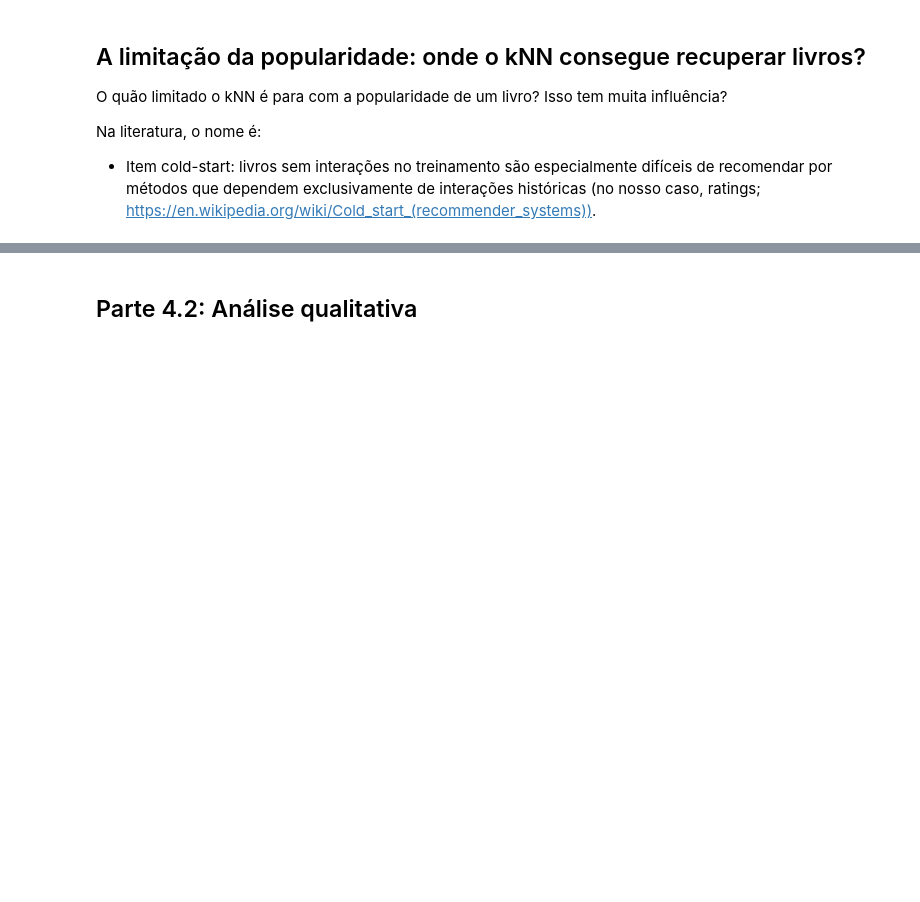
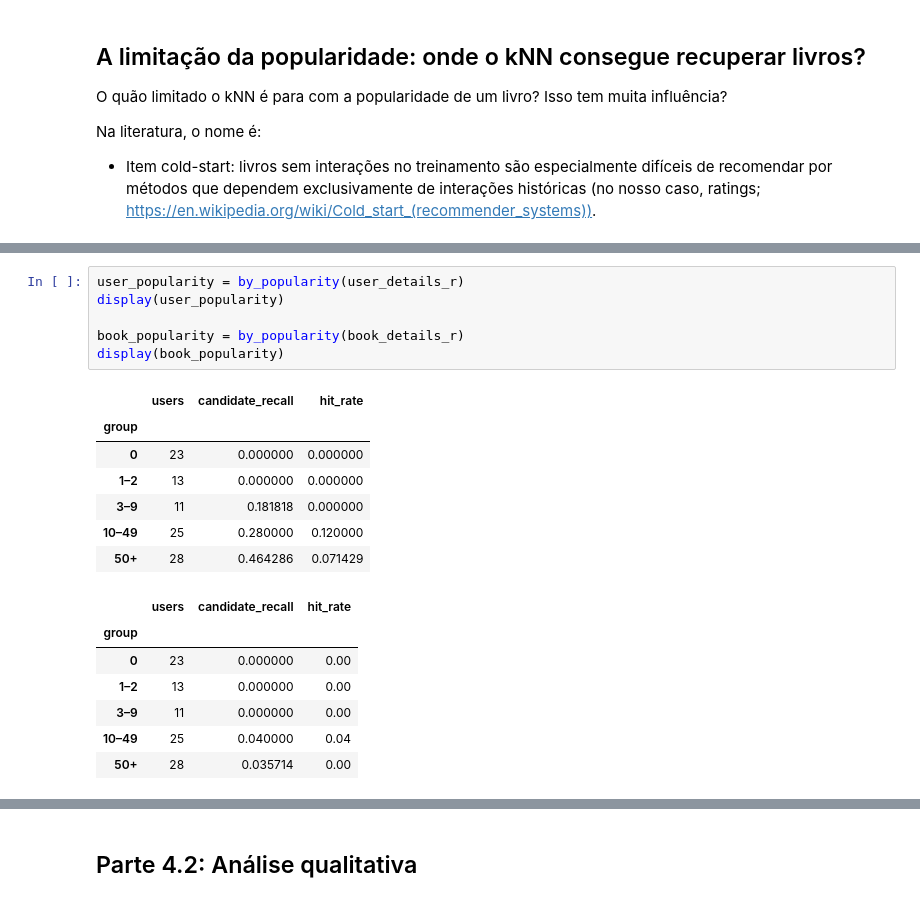
Before and after one commit to lemuel-manske/notebooks, a Jupyter notebook: furb/ml/seminario.ipynb, the cells around one changed output, grey strips where cells are left out. Drawn from its saved outputs; the diff is of its cells as text; blank space fills up the shorter version.

```diff
--- a/furb/ml/seminario.ipynb
+++ b/furb/ml/seminario.ipynb
@@ -1278,3 +1348,24 @@ display(book_popularity)
+# %%
+user_popularity = by_popularity(user_details_r)
+display(user_popularity)
+
+book_popularity = by_popularity(book_details_r)
+display(book_popularity)
+# %% [output]
+|  | users | candidate_recall | hit_rate |
+| group |  |  |  |
+| 0 | 23 | 0.000000 | 0.000000 |
+| 1–2 | 13 | 0.000000 | 0.000000 |
+| 3–9 | 11 | 0.181818 | 0.000000 |
+| 10–49 | 25 | 0.280000 | 0.120000 |
+| 50+ | 28 | 0.464286 | 0.071429 |
+|  | users | candidate_recall | hit_rate |
+| group |  |  |  |
+| 0 | 23 | 0.000000 | 0.00 |
+| 1–2 | 13 | 0.000000 | 0.00 |
+| 3–9 | 11 | 0.000000 | 0.00 |
+| 10–49 | 25 | 0.040000 | 0.04 |
+| 50+ | 28 | 0.035714 | 0.00 |
 # %%
 fig, ax = plt.subplots(figsize=(9, 4))
 
```
Also changed, not shown: parts of 25 cells of this notebook, 1 other file.
